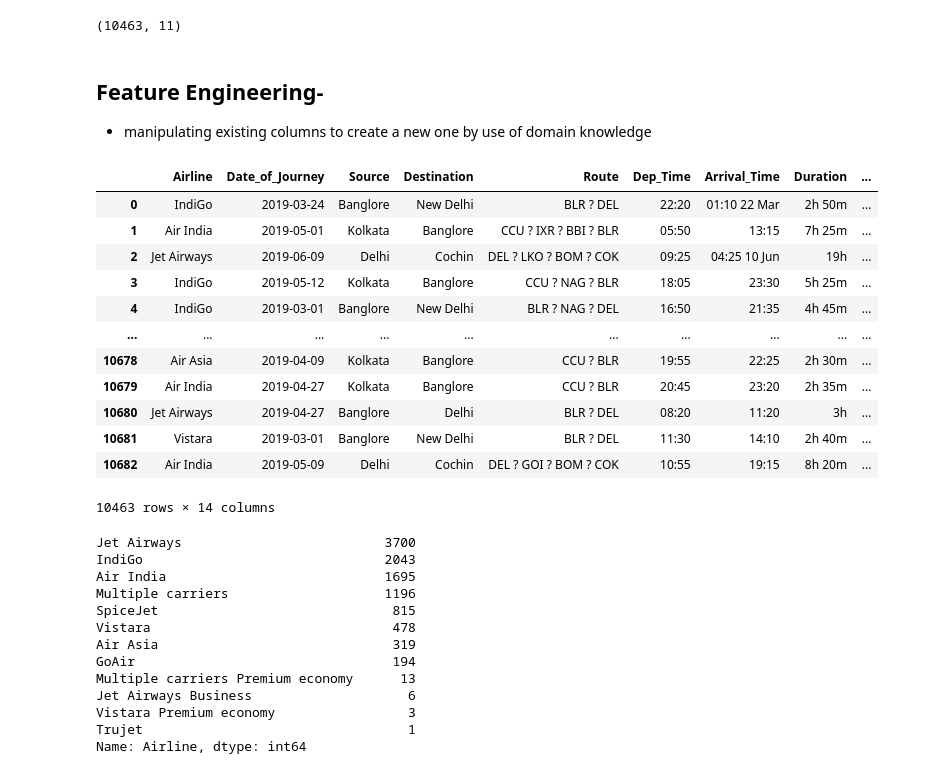
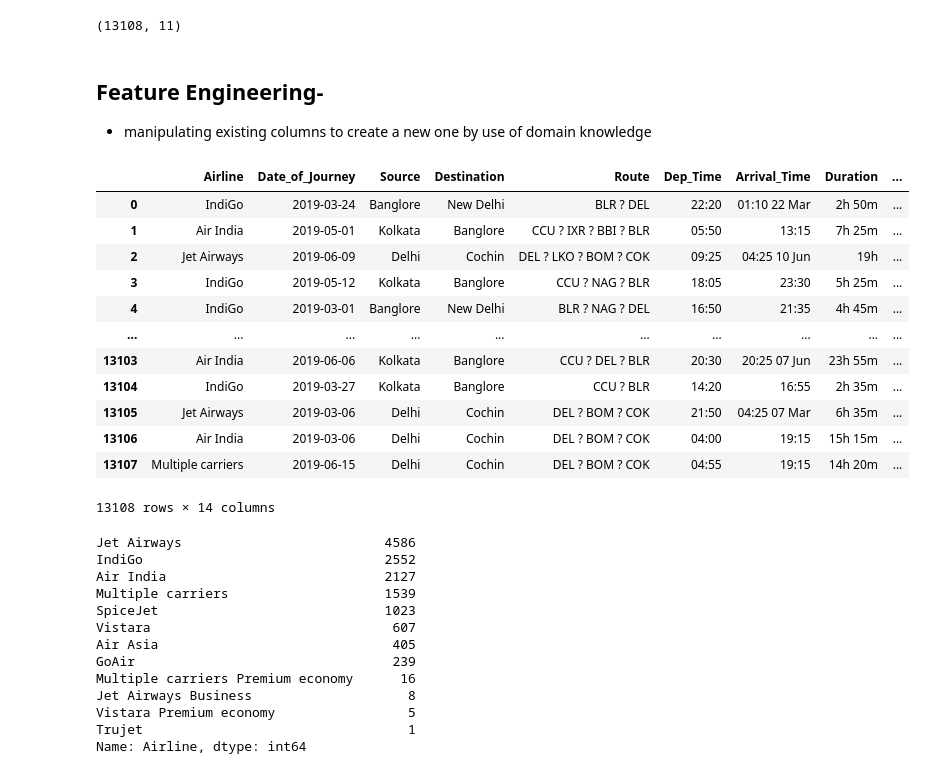
Before and after one commit to McBoson/Flight-Price-Prediction, a Jupyter notebook: Untitled.ipynb, the cells around one changed output. Drawn from its saved outputs; the diff is of its cells as text; code cells hidden in the pictures.

```diff
--- a/Untitled.ipynb
+++ b/Untitled.ipynb
@@ -78,37 +89,37 @@ Price              0.000000
 dtype: float64
 # %%
-route_mode= df_data_train["Route"].mode()[0]
-df_data_train["Route"].fillna(route_mode,inplace=True)
+route_mode= full_df["Route"].mode()[0]
+full_df["Route"].fillna(route_mode,inplace=True)
 # %%
-total_Stops_mode= df_data_train["Total_Stops"].mode()[0]
-df_data_train["Total_Stops"].fillna(total_Stops_mode,inplace=True)
+total_Stops_mode= full_df["Total_Stops"].mode()[0]
+full_df["Total_Stops"].fillna(total_Stops_mode,inplace=True)
 # %%
-df_data_train.shape
+full_df.shape
 # %% [output]
-(10463, 11)
+(13108, 11)
 # %% [markdown]
 ## Feature Engineering-
 - manipulating existing columns to create a new one by use of domain knowledge
 # %%
-df_data_train["Date_of_Journey"]=pd.to_datetime(df_data_train["Date_of_Journey"], format="%d/%m/%Y")
+full_df["Date_of_Journey"]=pd.to_datetime(full_df["Date_of_Journey"], format="%d/%m/%Y")
 # %%
-df_data_train["month_of_journey"]=df_data_train["Date_of_Journey"].dt.month
-df_data_train["days_of_journey"]=df_data_train["Date_of_Journey"].dt.day_name()
-df_data_train["year_of_journey"]=df_data_train["Date_of_Journey"].dt.year
+full_df["month_of_journey"]=full_df["Date_of_Journey"].dt.month
+full_df["days_of_journey"]=full_df["Date_of_Journey"].dt.day_name()
+full_df["year_of_journey"]=full_df["Date_of_Journey"].dt.year
 # %%
-df_data_train
+full_df
 # %% [output]
 |  | Airline | Date_of_Journey | Source | Destination | Route | Dep_Time | Arrival_Time | Duration | ... |
 | 0 | IndiGo | 2019-03-24 | Banglore | New Delhi | BLR ? DEL | 22:20 | 01:10 22 Mar | 2h 50m | ... |
 | 1 | Air India | 2019-05-01 | Kolkata | Banglore | CCU ? IXR ? BBI ? BLR | 05:50 | 13:15 | 7h 25m | ... |
 | 2 | Jet Airways | 2019-06-09 | Delhi | Cochin | DEL ? LKO ? BOM ? COK | 09:25 | 04:25 10 Jun | 19h | ... |
 | 3 | IndiGo | 2019-05-12 | Kolkata | Banglore | CCU ? NAG ? BLR | 18:05 | 23:30 | 5h 25m | ... |
 | 4 | IndiGo | 2019-03-01 | Banglore | New Delhi | BLR ? NAG ? DEL | 16:50 | 21:35 | 4h 45m | ... |
 | ... | ... | ... | ... | ... | ... | ... | ... | ... | ... |
-| 10678 | Air Asia | 2019-04-09 | Kolkata | Banglore | CCU ? BLR | 19:55 | 22:25 | 2h 30m | ... |
-| 10679 | Air India | 2019-04-27 | Kolkata | Banglore | CCU ? BLR | 20:45 | 23:20 | 2h 35m | ... |
-| 10680 | Jet Airways | 2019-04-27 | Banglore | Delhi | BLR ? DEL | 08:20 | 11:20 | 3h | ... |
-| 10681 | Vistara | 2019-03-01 | Banglore | New Delhi | BLR ? DEL | 11:30 | 14:10 | 2h 40m | ... |
-| 10682 | Air India | 2019-05-09 | Delhi | Cochin | DEL ? GOI ? BOM ? COK | 10:55 | 19:15 | 8h 20m | ... |
+| 13103 | Air India | 2019-06-06 | Kolkata | Banglore | CCU ? DEL ? BLR | 20:30 | 20:25 07 Jun | 23h 55m | ... |
+| 13104 | IndiGo | 2019-03-27 | Kolkata | Banglore | CCU ? BLR | 14:20 | 16:55 | 2h 35m | ... |
+| 13105 | Jet Airways | 2019-03-06 | Delhi | Cochin | DEL ? BOM ? COK | 21:50 | 04:25 07 Mar | 6h 35m | ... |
+| 13106 | Air India | 2019-03-06 | Delhi | Cochin | DEL ? BOM ? COK | 04:00 | 19:15 | 15h 15m | ... |
+| 13107 | Multiple carriers | 2019-06-15 | Delhi | Cochin | DEL ? BOM ? COK | 04:55 | 19:15 | 14h 20m | ... |
-10463 rows × 14 columns
+13108 rows × 14 columns
 # %%
@@ -145,19 +156,19 @@ df_data_train.drop(columns=["Duration" ], inplace=True)
 #     return hours, minutes
 # df_data_train["Hours"], df_data_train["Minutes"] = zip(*df_data_train["Duration"].apply(split_duration))
 # %%
-df_data_train["Airline"].value_counts()
+full_df["Airline"].value_counts()
 # %% [output]
-Jet Airways                          3700
-IndiGo                               2043
-Air India                            1695
-Multiple carriers                    1196
-SpiceJet                              815
-Vistara                               478
-Air Asia                              319
-GoAir                                 194
-Multiple carriers Premium economy      13
-Jet Airways Business                    6
-Vistara Premium economy                 3
+Jet Airways                          4586
+IndiGo                               2552
+Air India                            2127
+Multiple carriers                    1539
+SpiceJet                             1023
+Vistara                               607
+Air Asia                              405
+GoAir                                 239
+Multiple carriers Premium economy      16
+Jet Airways Business                    8
+Vistara Premium economy                 5
 Trujet                                  1
 Name: Airline, dtype: int64
 # %%
```
Also changed, not shown: parts of 37 cells of this notebook.
